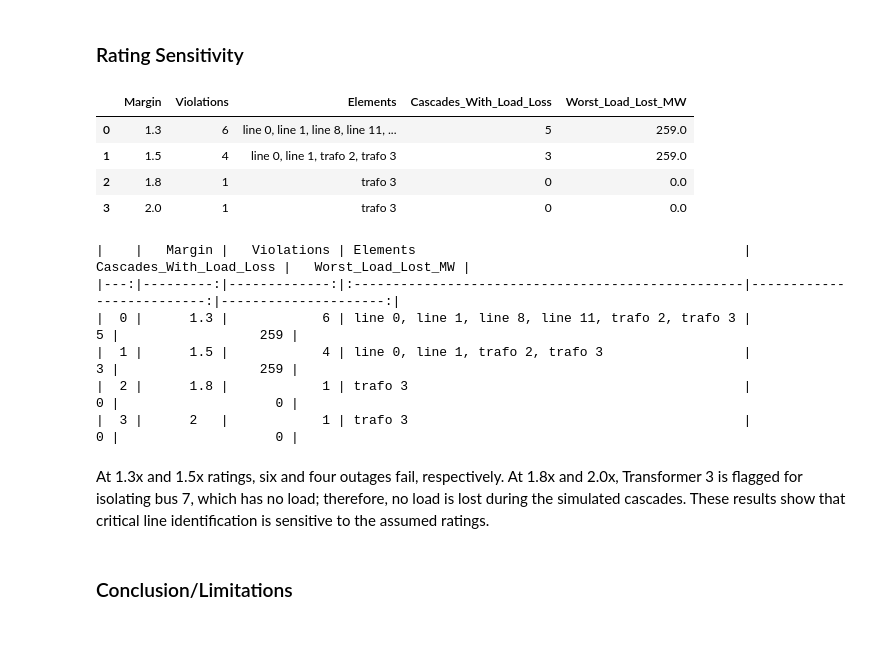
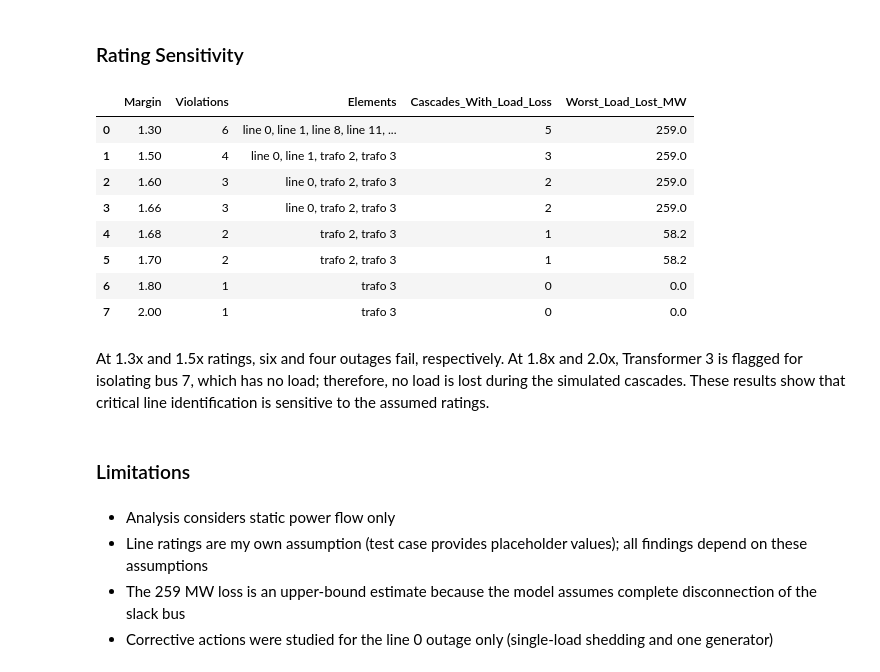
Before and after one commit to er-chang/Grid-Contingency-Analysis, a Jupyter notebook: notebook.ipynb, the cells around one changed output. Drawn from its saved outputs; the diff is of its cells as text; code cells hidden in the pictures; blank space fills up the shorter version.

Commit message:
Add Summary and Limitations

```diff
--- a/notebook.ipynb
+++ b/notebook.ipynb
@@ -393,40 +385,43 @@ Only individual loads were examined. Load shedding at buses 1, 8, 3, and 2 mitig
 # %%
 # Sweep sensitivity ratings and generate a summary table.
 sweep_summary = []
 
-for margin in [1.3, 1.5, 1.8, 2.0]:
+for margin in [1.3, 1.5, 1.6, 1.66, 1.68, 1.7, 1.8, 2.0]:
     net_m = create_net(margin)
     n1_results = pd.concat([n1_case(net_m, "line"),
                      n1_case(net_m, "trafo"),
                      n1_case(net_m, "gen")], ignore_index=True)
     fail = n1_results[n1_results["Status"].isin(["Violation", "Non-convergence"])]
     cascades = pd.DataFrame([sim_cascade(net_m, load_max, i, k) for k, i in zip(fail["Element"], fail["Index"])])
     lost = cascades["Load_Lost_MW"] if len(cascades) else pd.Series(dtype=float)
 
     sweep_summary.append({
         "Margin": margin,
         "Violations": len(fail),
         "Elements": ", ".join(f"{k} {i}" for k, i in zip(fail["Element"], fail["Index"])),
         "Cascades_With_Load_Loss": int((lost > 0).sum()),
         "Worst_Load_Lost_MW": round(lost.max(), 1) if len(lost) else 0,
     })
 
 summary_df = pd.DataFrame(sweep_summary)
 display(summary_df)
 # print(summary_df.to_markdown())
 # %% [output]
 |  | Margin | Violations | Elements | Cascades_With_Load_Loss | Worst_Load_Lost_MW |
-| 0 | 1.3 | 6 | line 0, line 1, line 8, line 11, ... | 5 | 259.0 |
-| 1 | 1.5 | 4 | line 0, line 1, trafo 2, trafo 3 | 3 | 259.0 |
-| 2 | 1.8 | 1 | trafo 3 | 0 | 0.0 |
-| 3 | 2.0 | 1 | trafo 3 | 0 | 0.0 |
+| 0 | 1.30 | 6 | line 0, line 1, line 8, line 11, ... | 5 | 259.0 |
+| 1 | 1.50 | 4 | line 0, line 1, trafo 2, trafo 3 | 3 | 259.0 |
+| 2 | 1.60 | 3 | line 0, trafo 2, trafo 3 | 2 | 259.0 |
+| 3 | 1.66 | 3 | line 0, trafo 2, trafo 3 | 2 | 259.0 |
+| 4 | 1.68 | 2 | trafo 2, trafo 3 | 1 | 58.2 |
+| 5 | 1.70 | 2 | trafo 2, trafo 3 | 1 | 58.2 |
+| 6 | 1.80 | 1 | trafo 3 | 0 | 0.0 |
+| 7 | 2.00 | 1 | trafo 3 | 0 | 0.0 |
-|    |   Margin |   Violations | Elements                                          |   Cascades_With_Load_Loss |   Worst_Load_Lost_MW |
-|---:|---------:|-------------:|:--------------------------------------------------|--------------------------:|---------------------:|
-|  0 |      1.3 |            6 | line 0, line 1, line 8, line 11, trafo 2, trafo 3 |                         5 |                  259 |
-|  1 |      1.5 |            4 | line 0, line 1, trafo 2, trafo 3                  |                         3 |                  259 |
-|  2 |      1.8 |            1 | trafo 3                                           |                         0 |                    0 |
-|  3 |      2   |            1 | trafo 3                                           |                         0 |                    0 |
 # %% [markdown]
 At 1.3x and 1.5x ratings, six and four outages fail, respectively. At 1.8x and 2.0x, Transformer 3 is flagged for isolating bus 7, which has no load; therefore, no load is lost during the simulated cascades. These results show that critical line identification is sensitive to the assumed ratings.
 # %% [markdown]
-### Conclusion/Limitations
+### Limitations
+# %% [markdown]
+- Analysis considers static power flow only
+- Line ratings are my own assumption (test case provides placeholder values); all findings depend on these assumptions
+- The 259 MW loss is an upper-bound estimate because the model assumes complete disconnection of the slack bus
+- Corrective actions were studied for the line 0 outage only (single-load shedding and one generator)
```
Also changed, not shown: parts of 2 cells of this notebook, 1 other file.
